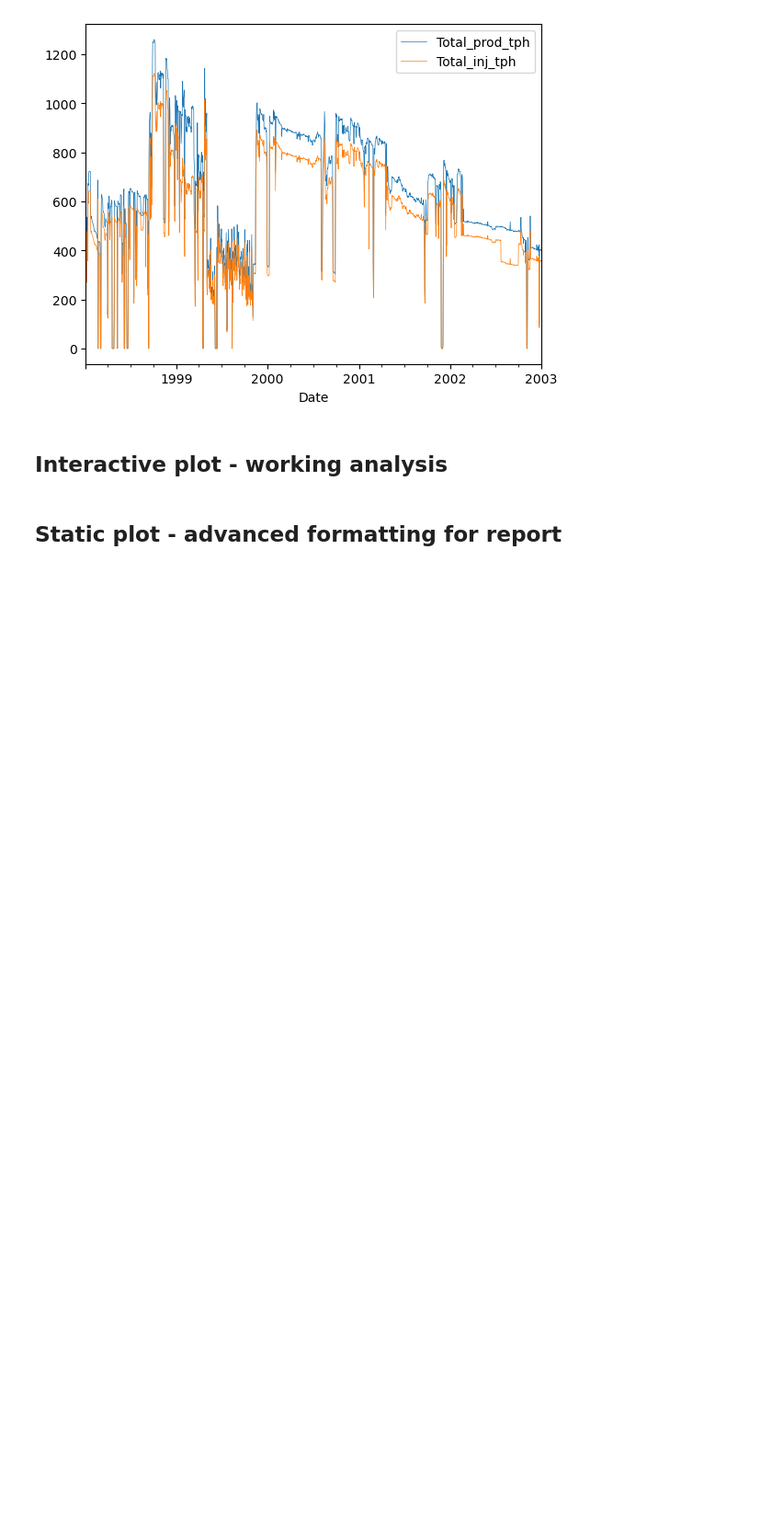
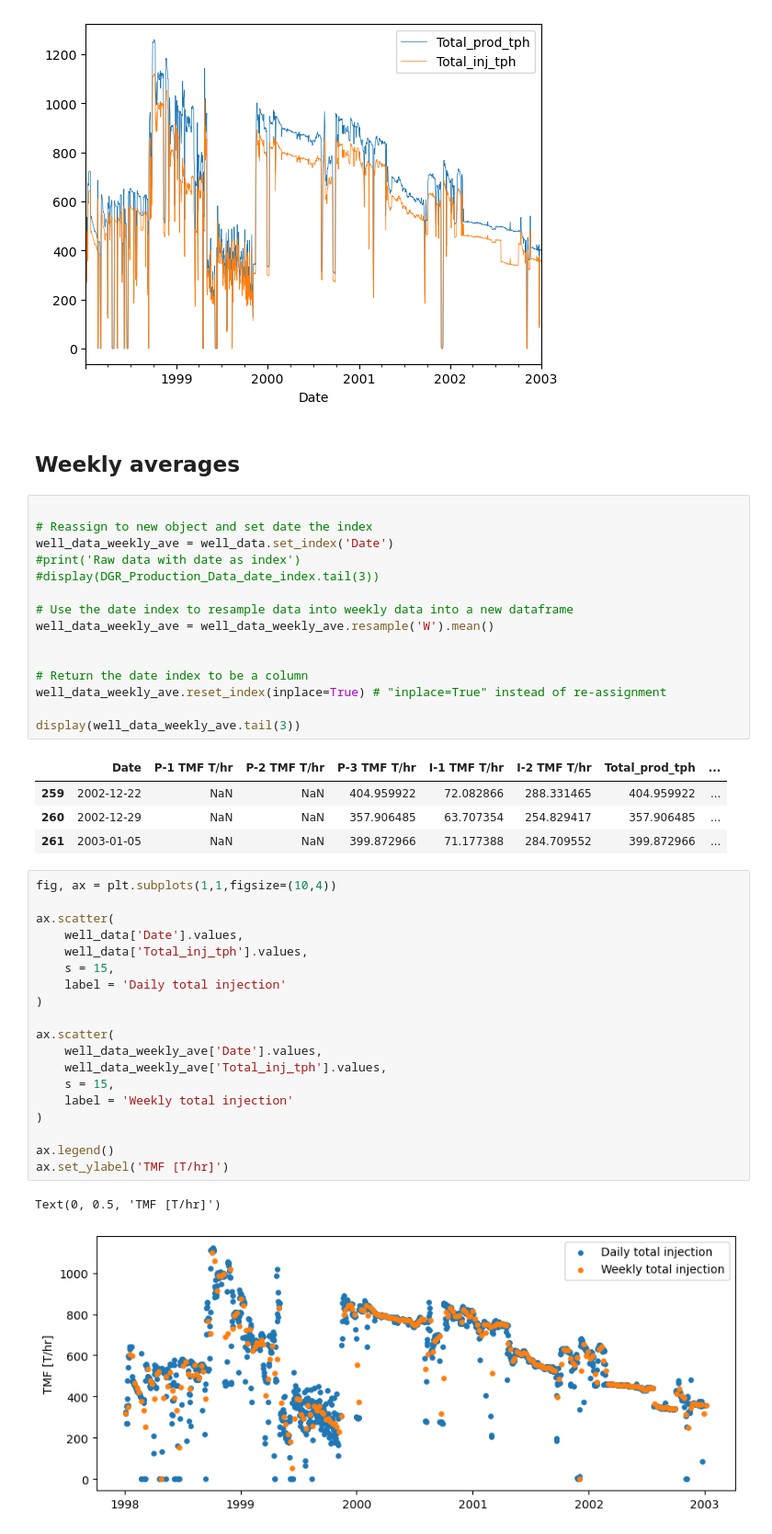
Before and after one commit to ICWallis/Stanford-Geothermal-Python-Sessions--Intermediate, a Jupyter notebook: 1-Data-handling.ipynb, the cells around one changed output. Shown at 92% size. Saved outputs shown, nothing was run; the diff lists cells and outputs as text; blank space fills up the shorter version.

Commit message:
Add weekly average

```diff
--- a/1-Data-handling.ipynb
+++ b/1-Data-handling.ipynb
@@ -210,7 +211,47 @@ well_data.plot(
 # %% [output]
 <AxesSubplot: xlabel='Date'>
 [figure]
-# %% [markdown]
-## Interactive plot - working analysis
-# %% [markdown]
-## Static plot - advanced formatting for report
+# %% [markdown]
+## Weekly averages
+# %%
+
+# Reassign to new object and set date the index
+well_data_weekly_ave = well_data.set_index('Date')
+#print('Raw data with date as index')
+#display(DGR_Production_Data_date_index.tail(3))
+
+# Use the date index to resample data into weekly data into a new dataframe
+well_data_weekly_ave = well_data_weekly_ave.resample('W').mean()
+
+
+# Return the date index to be a column
+well_data_weekly_ave.reset_index(inplace=True) # "inplace=True" instead of re-assignment
+
+display(well_data_weekly_ave.tail(3))
+# %% [output]
+|  | Date | P-1 TMF T/hr | P-2 TMF T/hr | P-3 TMF T/hr | I-1 TMF T/hr | I-2 TMF T/hr | Total_prod_tph | ... |
+| 259 | 2002-12-22 | NaN | NaN | 404.959922 | 72.082866 | 288.331465 | 404.959922 | ... |
+| 260 | 2002-12-29 | NaN | NaN | 357.906485 | 63.707354 | 254.829417 | 357.906485 | ... |
+| 261 | 2003-01-05 | NaN | NaN | 399.872966 | 71.177388 | 284.709552 | 399.872966 | ... |
+# %%
+fig, ax = plt.subplots(1,1,figsize=(10,4))
+
+ax.scatter(
+    well_data['Date'].values,
+    well_data['Total_inj_tph'].values,
+    s = 15,
+    label = 'Daily total injection'
+)
+
+ax.scatter(
+    well_data_weekly_ave['Date'].values,
+    well_data_weekly_ave['Total_inj_tph'].values,
+    s = 15,
+    label = 'Weekly total injection'
+)
+
+ax.legend()
+ax.set_ylabel('TMF [T/hr]')
+# %% [output]
+Text(0, 0.5, 'TMF [T/hr]')
+[figure, added]
```
Also changed, not shown: parts of 4 cells of this notebook.
